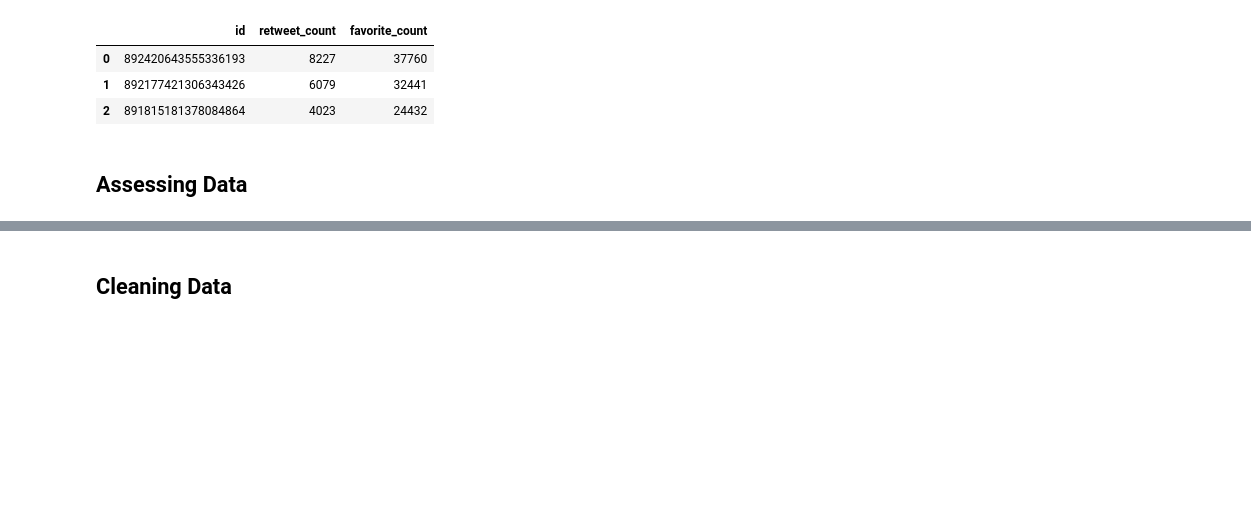
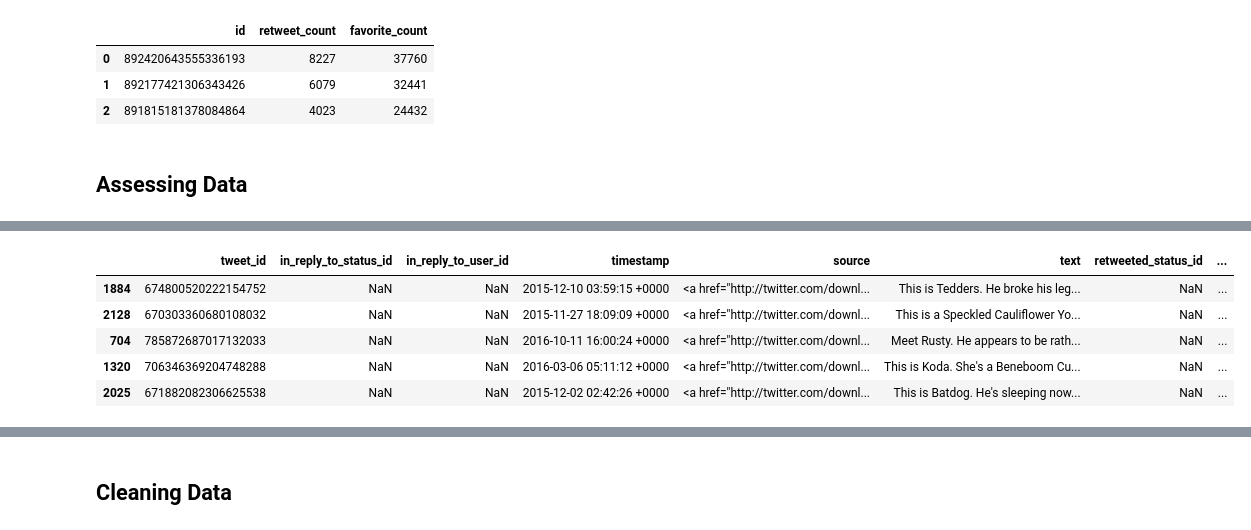
Before and after one commit to jmlcode/p3-analyze-tweet-data, a Jupyter notebook: wrangle_act.ipynb, the cells around one changed output, grey strips where cells are left out. Saved outputs shown, nothing was run; the diff lists cells and outputs as text; code cells hidden in the pictures; blank space fills up the shorter version.

Commit message:
Assess enhanced twitter archive data
 - import two new packages: numpy and copy
 - copy all three datasets for data assessment
 - document findings from assessing first dataset which need cleaning

```diff
--- a/wrangle_act.ipynb
+++ b/wrangle_act.ipynb
@@ -162,3 +164,14 @@ df_json.head(3)
 # %% [markdown]
 <a id='assess'></a>
 ## Assessing Data
+# %%
+# copy of twitter_archive_enhanced.csv
+# df_archive = pd.read_csv('data/twitter_archive_enhanced.csv')
+df_archive_clean = df_archive.copy()
+
+# copy of image-predictions.tsv
+# df_image = pd.read_csv('data/image-predictions.tsv', sep = '\t')
+df_image_clean = df_image.copy()
+
+# copy of JSON data from tweet_json.txt
+df_json_clean = df_json.copy()
@@ -164,0 +190,9 @@ df_json.head(3)
+# %%
+df_archive_clean.sample(5)
+# %% [output]
+|  | tweet_id | in_reply_to_status_id | in_reply_to_user_id | timestamp | source | text | retweeted_status_id | ... |
+| 1884 | 674800520222154752 | NaN | NaN | 2015-12-10 03:59:15 +0000 | <a href="http://twitter.com/downl... | This is Tedders. He broke his leg... | NaN | ... |
+| 2128 | 670303360680108032 | NaN | NaN | 2015-11-27 18:09:09 +0000 | <a href="http://twitter.com/downl... | This is a Speckled Cauliflower Yo... | NaN | ... |
+| 704 | 785872687017132033 | NaN | NaN | 2016-10-11 16:00:24 +0000 | <a href="http://twitter.com/downl... | Meet Rusty. He appears to be rath... | NaN | ... |
+| 1320 | 706346369204748288 | NaN | NaN | 2016-03-06 05:11:12 +0000 | <a href="http://twitter.com/downl... | This is Koda. She's a Beneboom Cu... | NaN | ... |
+| 2025 | 671882082306625538 | NaN | NaN | 2015-12-02 02:42:26 +0000 | <a href="http://twitter.com/downl... | This is Batdog. He's sleeping now... | NaN | ... |
```
Also changed, not shown: parts of 14 cells of this notebook.
